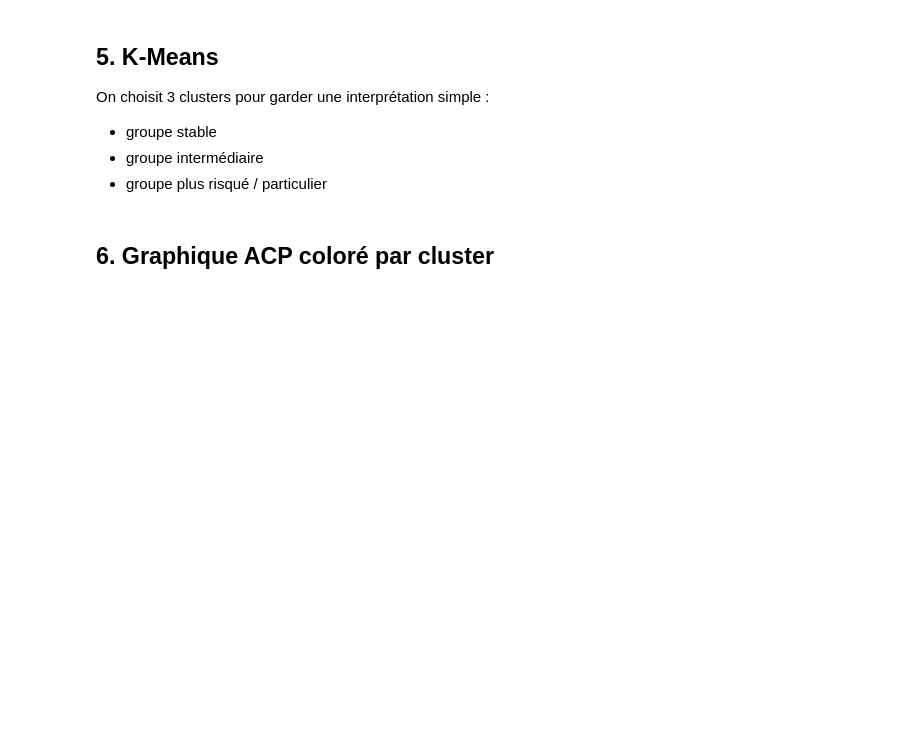
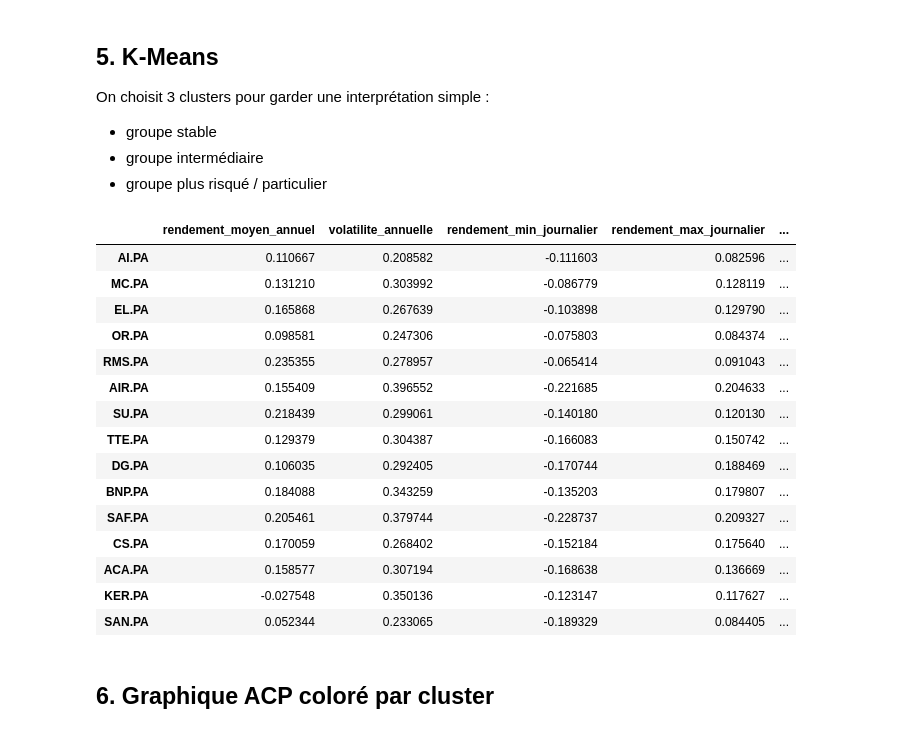
Before and after one commit to Karimchair/Finance_IA, a Jupyter notebook: notebooks/03_acp_clustering.ipynb, the cells around one changed output. Saved outputs shown, nothing was run; the diff lists cells and outputs as text; code cells hidden in the pictures; blank space fills up the shorter version.

```diff
--- a/notebooks/03_acp_clustering.ipynb
+++ b/notebooks/03_acp_clustering.ipynb
@@ -156,6 +156,32 @@ On choisit 3 clusters pour garder une interprétation simple :
 - groupe plus risqué / particulier
 # %%
 # TODO par tareq
+kmeans = KMeans(n_clusters=3, random_state=42, n_init=10)
+clusters = kmeans.fit_predict(X_scaled)
+
+resultats = indicateurs.copy()
+resultats["cluster_kmeans"] = clusters
+
+pca_df["cluster_kmeans"] = clusters
+
+resultats.sort_values("cluster_kmeans")
+# %% [output]
+|  | rendement_moyen_annuel | volatilite_annuelle | rendement_min_journalier | rendement_max_journalier | ... |
+| AI.PA | 0.110667 | 0.208582 | -0.111603 | 0.082596 | ... |
+| MC.PA | 0.131210 | 0.303992 | -0.086779 | 0.128119 | ... |
+| EL.PA | 0.165868 | 0.267639 | -0.103898 | 0.129790 | ... |
+| OR.PA | 0.098581 | 0.247306 | -0.075803 | 0.084374 | ... |
+| RMS.PA | 0.235355 | 0.278957 | -0.065414 | 0.091043 | ... |
+| AIR.PA | 0.155409 | 0.396552 | -0.221685 | 0.204633 | ... |
+| SU.PA | 0.218439 | 0.299061 | -0.140180 | 0.120130 | ... |
+| TTE.PA | 0.129379 | 0.304387 | -0.166083 | 0.150742 | ... |
+| DG.PA | 0.106035 | 0.292405 | -0.170744 | 0.188469 | ... |
+| BNP.PA | 0.184088 | 0.343259 | -0.135203 | 0.179807 | ... |
+| SAF.PA | 0.205461 | 0.379744 | -0.228737 | 0.209327 | ... |
+| CS.PA | 0.170059 | 0.268402 | -0.152184 | 0.175640 | ... |
+| ACA.PA | 0.158577 | 0.307194 | -0.168638 | 0.136669 | ... |
+| KER.PA | -0.027548 | 0.350136 | -0.123147 | 0.117627 | ... |
+| SAN.PA | 0.052344 | 0.233065 | -0.189329 | 0.084405 | ... |
 # %% [markdown]
 ## 6. Graphique ACP coloré par cluster
 # %%
```
Also changed, not shown: parts of 1 cell of this notebook.
